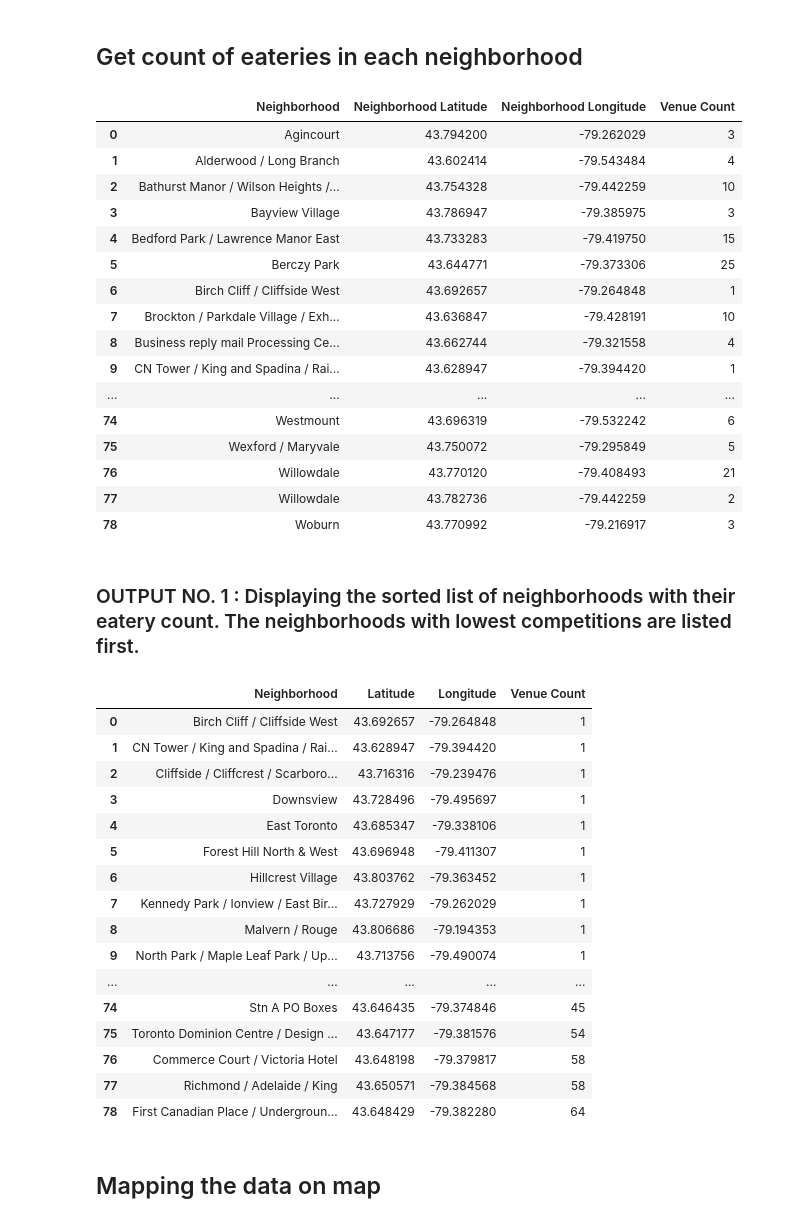
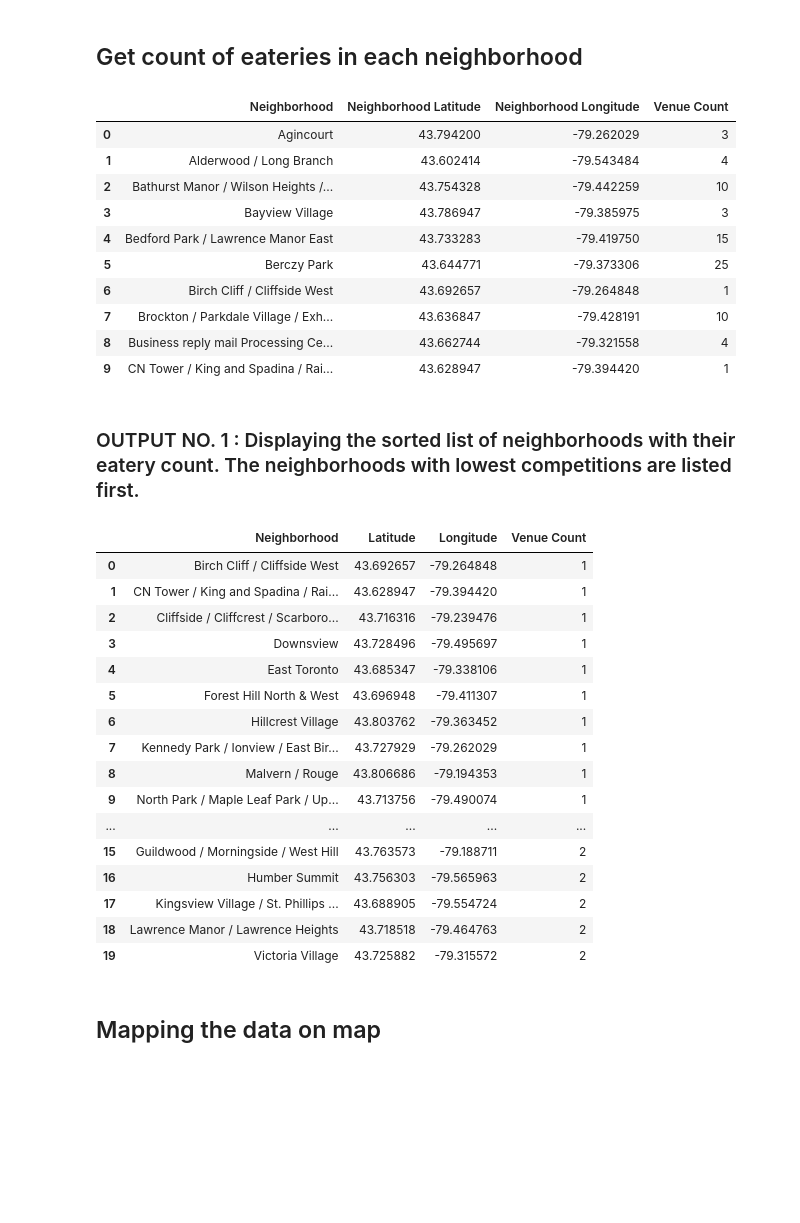
Before and after one commit to mrheman/Coursera_Capstone, a Jupyter notebook: Coursera Data Science Capstone Project - Notebook.ipynb, the cells around one changed output. Drawn from its saved outputs; the diff is of its cells as text; code cells hidden in the pictures; blank space fills up the shorter version.

```diff
--- a/Coursera Data Science Capstone Project - Notebook.ipynb
+++ b/Coursera Data Science Capstone Project - Notebook.ipynb
@@ -463,25 +446,19 @@ toronto_food_venues.shape
 #This gives the count of Food venues in each neighborhood.
 df_venueCount=toronto_food_venues.groupby(['Neighborhood','Neighborhood Latitude','Neighborhood Longitude']).size().reset_index(name='Venue Count')
 # %%
-df_venueCount
+df_venueCount.head(10)
 # %% [output]
 |  | Neighborhood | Neighborhood Latitude | Neighborhood Longitude | Venue Count |
 | 0 | Agincourt | 43.794200 | -79.262029 | 3 |
 | 1 | Alderwood / Long Branch | 43.602414 | -79.543484 | 4 |
 | 2 | Bathurst Manor / Wilson Heights /... | 43.754328 | -79.442259 | 10 |
 | 3 | Bayview Village | 43.786947 | -79.385975 | 3 |
 | 4 | Bedford Park / Lawrence Manor East | 43.733283 | -79.419750 | 15 |
 | 5 | Berczy Park | 43.644771 | -79.373306 | 25 |
 | 6 | Birch Cliff / Cliffside West | 43.692657 | -79.264848 | 1 |
 | 7 | Brockton / Parkdale Village / Exh... | 43.636847 | -79.428191 | 10 |
 | 8 | Business reply mail Processing Ce... | 43.662744 | -79.321558 | 4 |
 | 9 | CN Tower / King and Spadina / Rai... | 43.628947 | -79.394420 | 1 |
-| ... | ... | ... | ... | ... |
-| 74 | Westmount | 43.696319 | -79.532242 | 6 |
-| 75 | Wexford / Maryvale | 43.750072 | -79.295849 | 5 |
-| 76 | Willowdale | 43.770120 | -79.408493 | 21 |
-| 77 | Willowdale | 43.782736 | -79.442259 | 2 |
-| 78 | Woburn | 43.770992 | -79.216917 | 3 |
 # %%
 #Sorting results based on venue count
 df_sorted=df_venueCount.sort_values(by=['Venue Count','Neighborhood'])
@@ -490,7 +467,7 @@ df_sorted.rename(columns = {'Neighborhood Latitude':'Latitude', 'Neighborhood Lo
 # %% [markdown]
 ### OUTPUT NO. 1 : Displaying the sorted list of neighborhoods with their eatery count. The neighborhoods with lowest competitions are listed first.
 # %%
-df_sorted
+df_sorted.head(20)
 # %% [output]
 |  | Neighborhood | Latitude | Longitude | Venue Count |
 | 0 | Birch Cliff / Cliffside West | 43.692657 | -79.264848 | 1 |
@@ -504,11 +481,11 @@ df_sorted
 | 8 | Malvern / Rouge | 43.806686 | -79.194353 | 1 |
 | 9 | North Park / Maple Leaf Park / Up... | 43.713756 | -79.490074 | 1 |
 | ... | ... | ... | ... | ... |
-| 74 | Stn A PO Boxes | 43.646435 | -79.374846 | 45 |
-| 75 | Toronto Dominion Centre / Design ... | 43.647177 | -79.381576 | 54 |
-| 76 | Commerce Court / Victoria Hotel | 43.648198 | -79.379817 | 58 |
-| 77 | Richmond / Adelaide / King | 43.650571 | -79.384568 | 58 |
-| 78 | First Canadian Place / Undergroun... | 43.648429 | -79.382280 | 64 |
+| 15 | Guildwood / Morningside / West Hill | 43.763573 | -79.188711 | 2 |
+| 16 | Humber Summit | 43.756303 | -79.565963 | 2 |
+| 17 | Kingsview Village / St. Phillips ... | 43.688905 | -79.554724 | 2 |
+| 18 | Lawrence Manor / Lawrence Heights | 43.718518 | -79.464763 | 2 |
+| 19 | Victoria Village | 43.725882 | -79.315572 | 2 |
 # %% [markdown]
 ## Mapping the data on map
 # %% [markdown]
```
Also changed, not shown: parts of 2 cells of this notebook.
